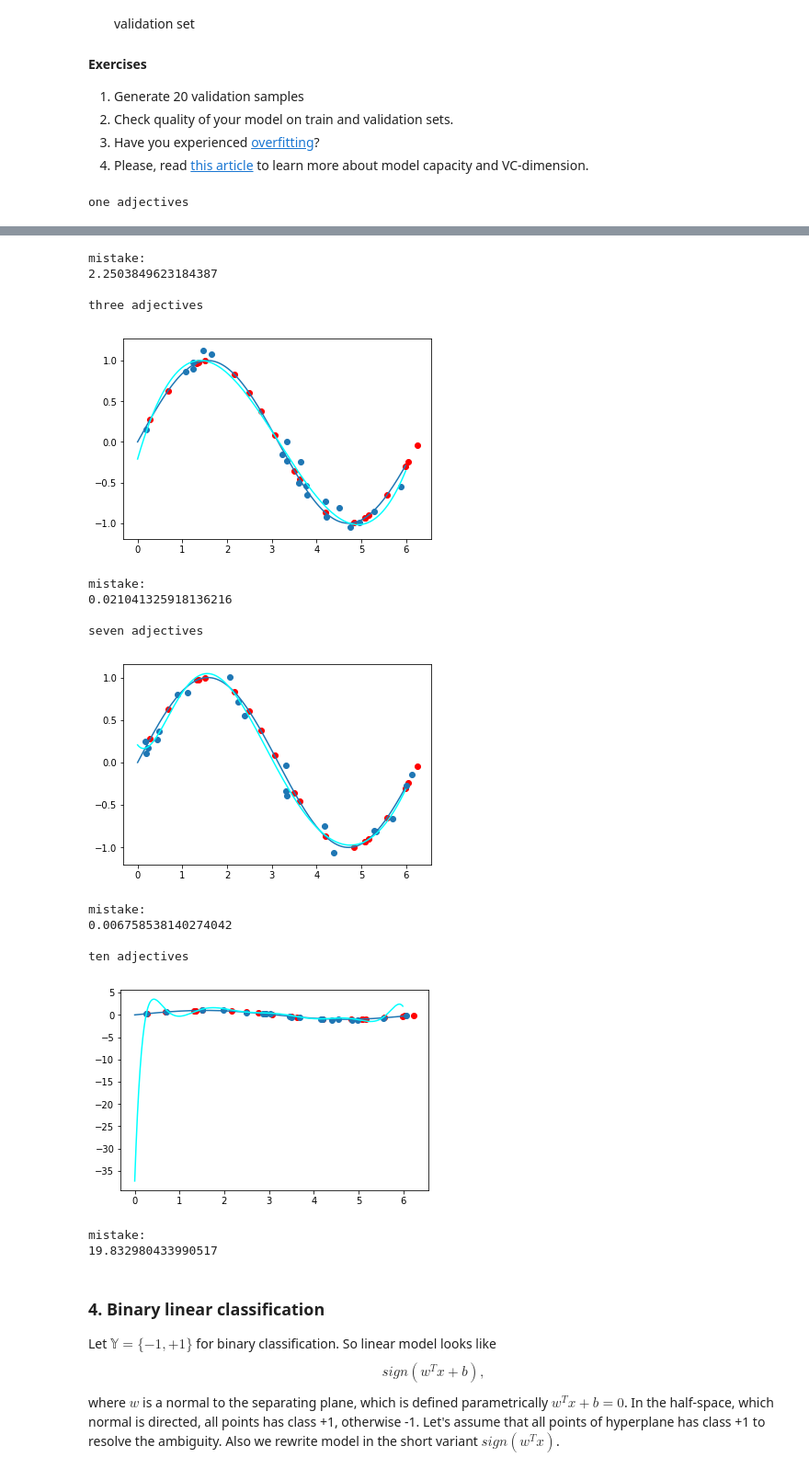
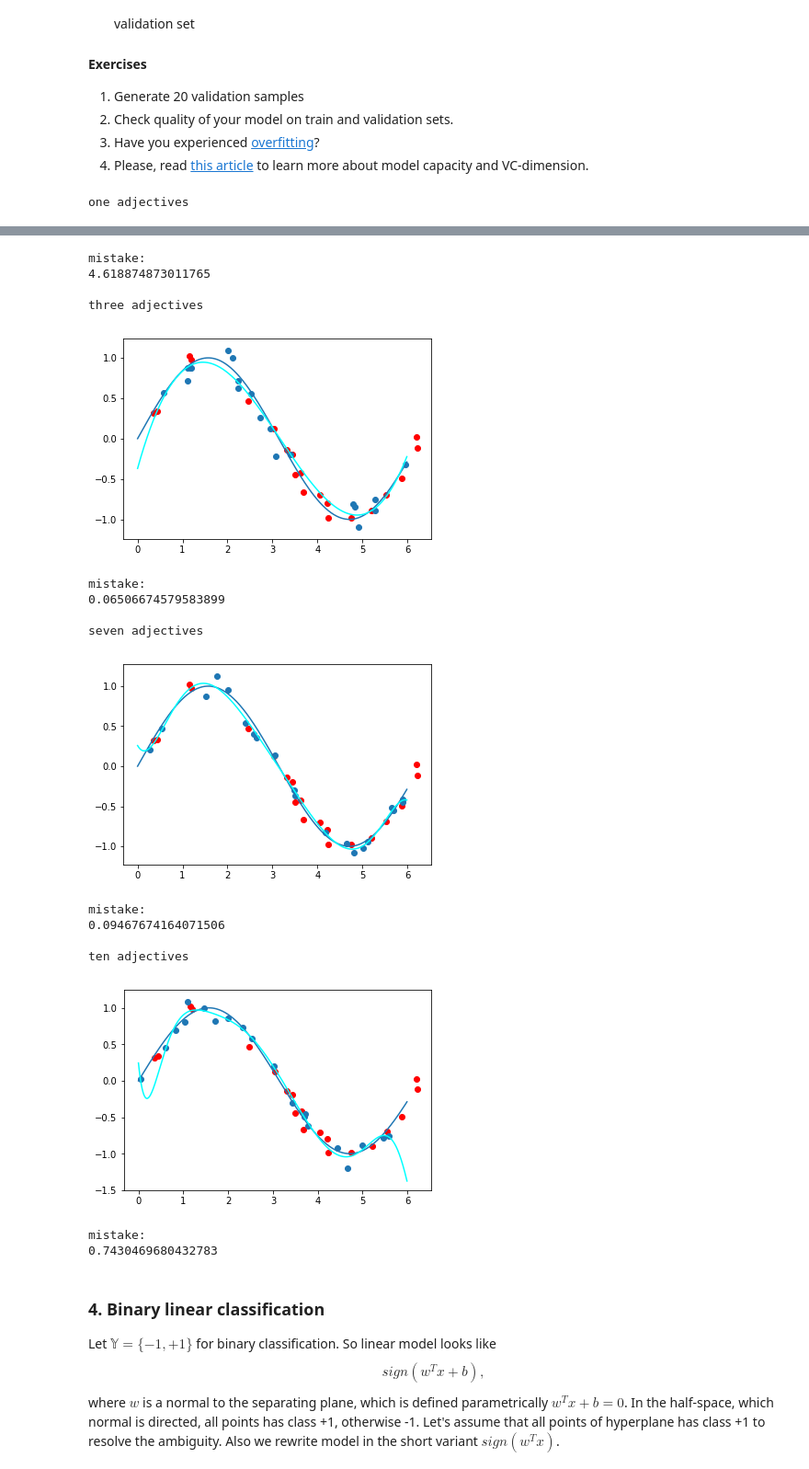
Before and after one commit to ZeDRoman/Sonia, a Jupyter notebook: lab-1.ipynb, the cells around one changed output, grey strips where cells are left out. Shown at 92% size. Drawn from its saved outputs; the diff is of its cells as text; code cells hidden in the pictures.

```diff
--- a/lab-1.ipynb
+++ b/lab-1.ipynb
@@ -140,7 +140,8 @@ There are following types:
 4. Please, read [this article](https://en.wikipedia.org/wiki/VC_dimension) to learn more about model capacity and VC-dimension.
 # %%
 validation_samples = 20
-validation_data = [random.uniform(0, 2 * math.pi) for i in range(validation_samples)]
+validation_data = np.array([random.uniform(0, 2 * math.pi) for i in range(validation_samples)])
+valid_y = np.sin(validation_data) + np.random.normal(0, 0.1, validation_samples)
 
 
 def count_y(x, w):
@@ -149,37 +150,37 @@ def count_y(x, w):
         ans.append(x ** i)
     return w * np.matrix(ans).T
 
-def metric(w, validation_data):
+def metric(w, validation_data, y):
     sum = 0
-    for i in validation_data:
-        sum += (count_y(i, w) - np.sin(i))**2
+    for i in range(validation_data.shape[0]):
+        sum += (count_y(validation_data[i], w) - y[i])**2
     return float(sum / w.shape[1])
 
 print('one adjectives')
-plt.scatter(validation_data, np.sin(validation_data), color='red')
+plt.scatter(validation_data, valid_y, color='red')
 w = train(20, 1)
 print('mistake:')
-print(metric(w, validation_data))
+print(metric(w, validation_data, valid_y))
 print()
 
 print('three adjectives')
-plt.scatter(validation_data, np.sin(validation_data), color='red')
+plt.scatter(validation_data, valid_y, color='red')
 w = train(20, 3)
 print('mistake:')
-print(metric(w, validation_data))
+print(metric(w, validation_data, valid_y))
 print()
 
 print('seven adjectives')
-plt.scatter(validation_data, np.sin(validation_data), color='red')
+plt.scatter(validation_data, valid_y, color='red')
 w = train(20, 7)
 print('mistake:')
-print(metric(w, validation_data))
+print(metric(w, validation_data, valid_y))
 print()
 
 print('ten adjectives')
-plt.scatter(validation_data, np.sin(validation_data), color='red')
+plt.scatter(validation_data, valid_y, color='red')
 w = train(20, 10)
 print('mistake:')
-print(metric(w, validation_data))
+print(metric(w, validation_data, valid_y))
 # %% [output]
 one adjectives
@@ -187,20 +188,20 @@ one adjectives
 mistake:
-2.2503849623184387
+4.618874873011765
 
 three adjectives
-[figure, old version]
+[figure, new version]
 mistake:
-0.021041325918136216
+0.06506674579583899
 
 seven adjectives
-[figure, old version]
+[figure, new version]
 mistake:
-0.006758538140274042
+0.09467674164071506
 
 ten adjectives
-[figure, old version]
+[figure, new version]
 mistake:
-19.832980433990517
+0.7430469680432783
 # %% [markdown]
 ### 4. Binary linear classification
 Let $\mathbb{Y} = \{-1, +1\}$ for binary classification. So linear model looks like
```
Also changed, not shown: parts of 2 cells of this notebook.
